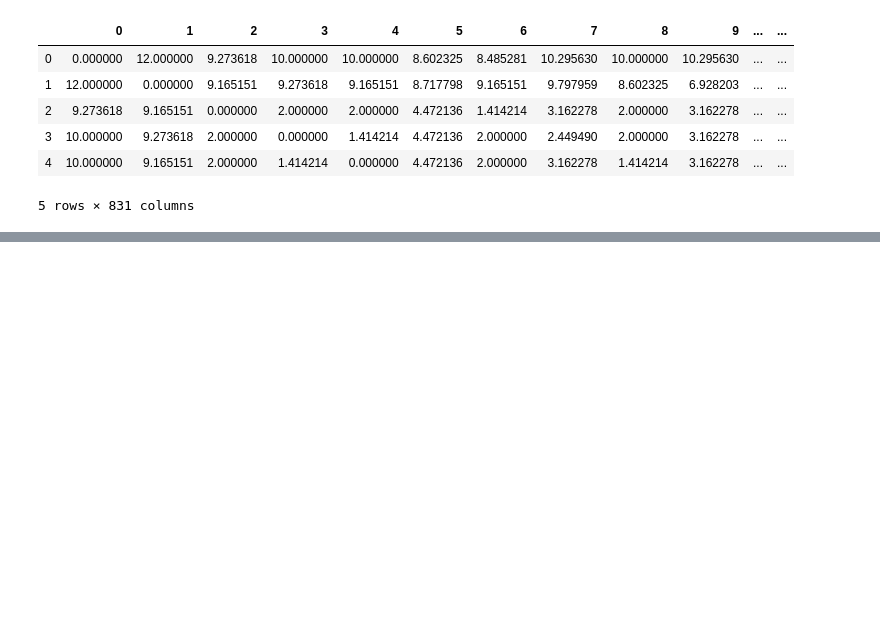
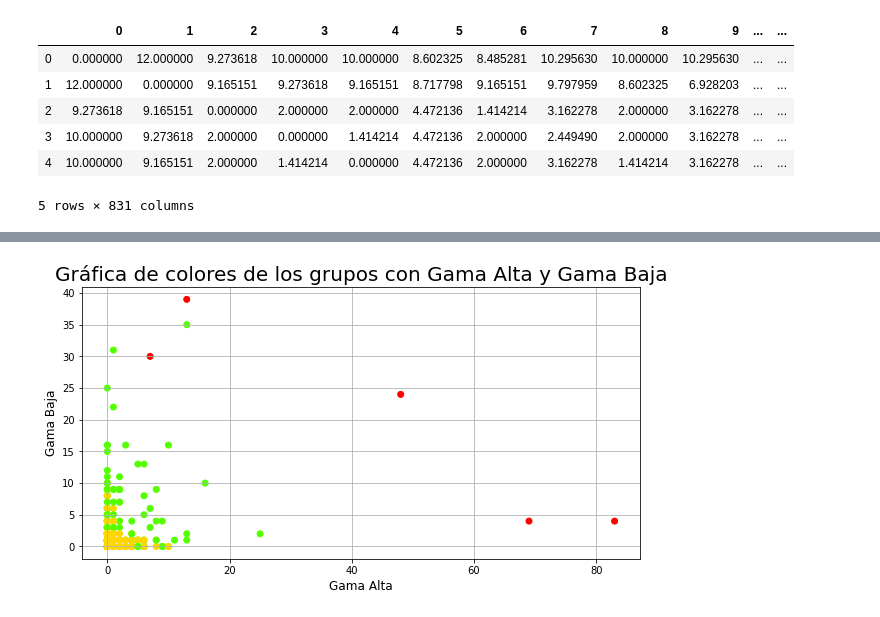
Before and after one commit to Miriam1999/PROYECTO-CDIN, a Jupyter notebook: Equipo9_ProyectoEntrega1.ipynb, the cells around one changed output, grey strips where cells are left out. Saved outputs shown, nothing was run; the diff lists cells and outputs as text; code cells hidden in the pictures; blank space fills up the shorter version.

```diff
--- a/Equipo9_ProyectoEntrega1.ipynb
+++ b/Equipo9_ProyectoEntrega1.ipynb
@@ -515,0 +616,14 @@ d1.head(5)
+# %%
+# Obtener los grupos por medio del número de grupos óptimo
+grupos_max = 3
+grupos_dist = hierarchy.fcluster(Z, grupos_max, criterion = "maxclust")
+# Visualizar y los datos y su clasificación (gama alta = columna 0 y gama baja = columna 1)
+plt.figure(figsize = (10, 5))
+plt.scatter(datan.iloc[:, 0], datan.iloc[:, 1], c = grupos_dist, cmap = plt.cm.prism)
+plt.title("Gráfica de colores de los grupos con Gama Alta y Gama Baja", fontsize = 20)
+plt.xlabel("Gama Alta", fontsize = 12)
+plt.ylabel("Gama Baja", fontsize = 12)
+plt.grid()
+plt.show()
+# %% [output]
+[figure, added]
```
Also changed, not shown: parts of 14 cells of this notebook.
